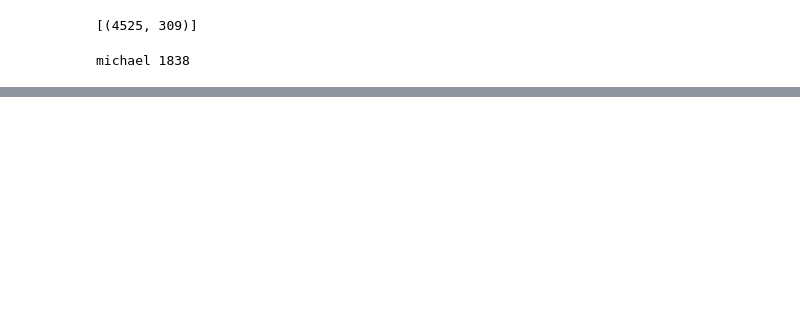
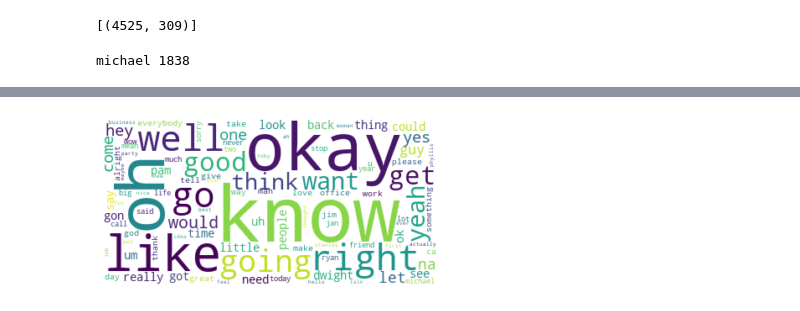
Before and after one commit to dan-dewitz/the_office_area_plot, a Jupyter notebook: the_office_nlp.ipynb, the cells around one changed output, grey strips where cells are left out. Cells and saved outputs as stored; diff of their text form; code cells hidden in the pictures; blank space fills up the shorter version.

Commit message:
finished word cloud data visualization

```diff
--- a/the_office_nlp.ipynb
+++ b/the_office_nlp.ipynb
@@ -272,18 +272,17 @@ print(corpus[0][:10])
 # %% [output]
 [(0, 2), (1, 1), (2, 1), (3, 1), (4, 2), (5, 1), (6, 1), (7, 3), (8, 1), (9, 1)]
 # %%
-doc = corpus[3]
+doc = corpus[0]
 
 # Sort the doc for frequency: bow_doc
 bow_doc = sorted(doc, key=lambda w: w[1], reverse=True)
-
 # Print the top 5 words of the document alongside the count
 for word_id, word_count in bow_doc[:5]:
     print(dictionary.get(word_id), word_count)
 
 # Create the defaultdict: total_word_count
 # look upwards here using this default dictionary
-total_word_count = nltk.defaultdict(int)
-for word_id, word_count in itertools.chain.from_iterable(corpus):
-    total_word_count[word_id] += word_count
+# total_word_count = nltk.defaultdict(int)
+# for word_id, word_count in itertools.chain.from_iterable(corpus):
+#     total_word_count[word_id] += word_count
 # %% [output]
@@ -294,0 +314,5 @@ michael 309
+# %%
+word_dict = {}
+for word_id, word_count in bow_doc[:1000]:
+    word_name = dictionary.get(word_id)
+    word_dict[word_name] = word_count
@@ -333,0 +415,8 @@ michael 1838
+# %%
+wc = WordCloud(background_color="white", max_words=100)
+wc.generate_from_frequencies(word_dict)
+plt.imshow(wc, interpolation="bilinear")
+plt.axis("off")
+plt.show()
+# %% [output]
+[figure, added]
```
Also changed, not shown: parts of 19 cells of this notebook, 1 other file.
